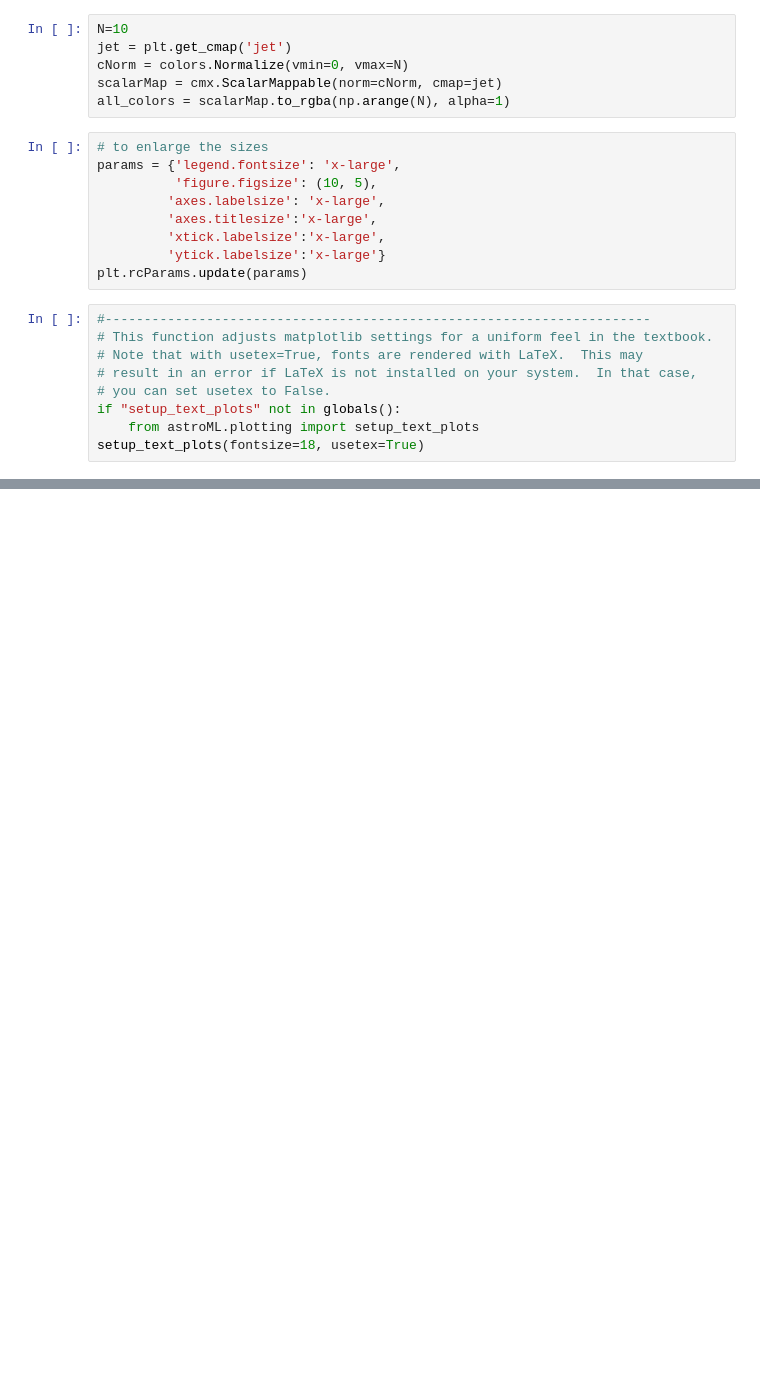
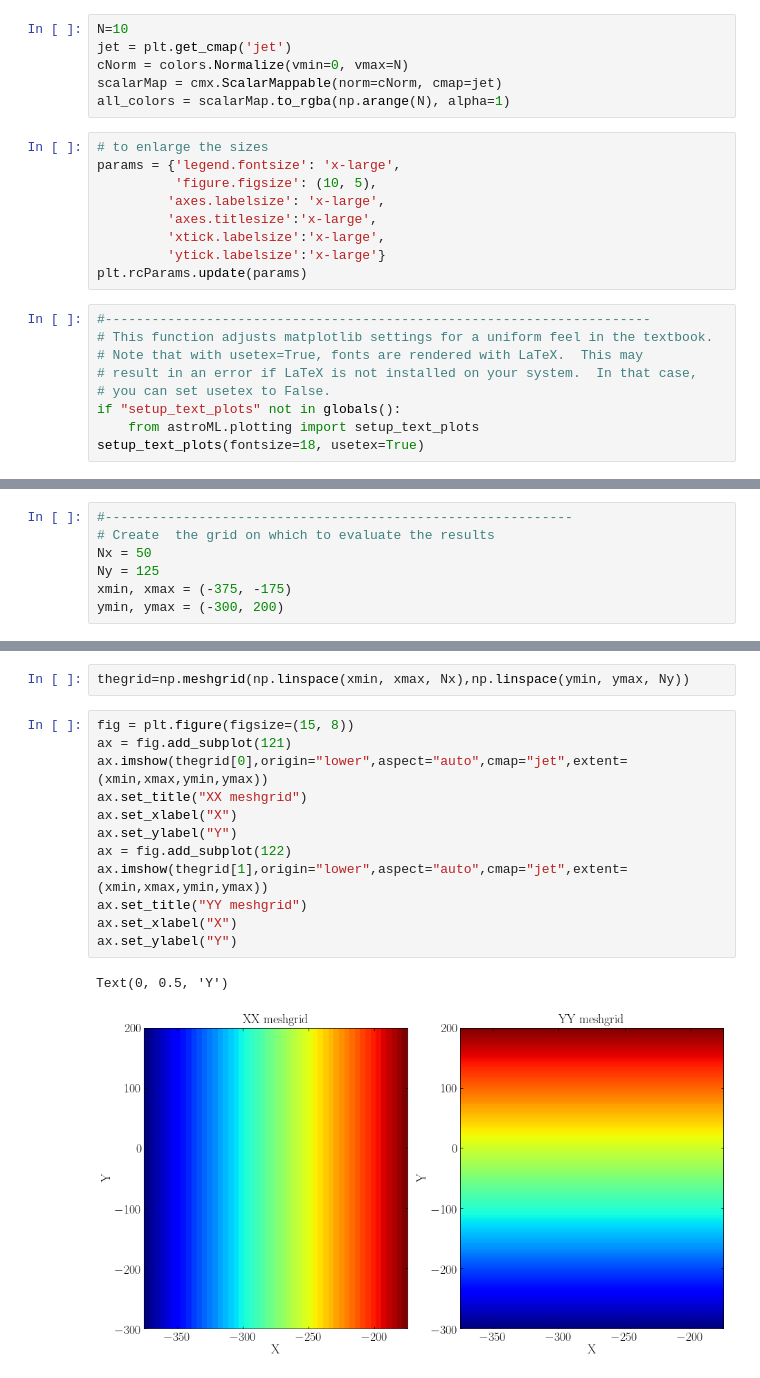
Before and after one commit to sylvielsstfr/MyAstroML, a Jupyter notebook: 2019/Chap6/fig_6_3_great_wall_KDE.ipynb, the cells around one changed output, grey strips where cells are left out. Saved outputs shown, nothing was run; the diff lists cells and outputs as text; blank space fills up the shorter version.

```diff
--- a/2019/Chap6/fig_6_3_great_wall_KDE.ipynb
+++ b/2019/Chap6/fig_6_3_great_wall_KDE.ipynb
@@ -65,0 +67,7 @@ x = np.concatenate([np.random.normal(-0.5, 0.3, size=14),
+# %%
+#------------------------------------------------------------
+# Create  the grid on which to evaluate the results
+Nx = 50
+Ny = 125
+xmin, xmax = (-375, -175)
+ymin, ymax = (-300, 200)
@@ -229,0 +100,17 @@ plt.show()
+# %%
+thegrid=np.meshgrid(np.linspace(xmin, xmax, Nx),np.linspace(ymin, ymax, Ny))
+# %%
+fig = plt.figure(figsize=(15, 8))
+ax = fig.add_subplot(121)
+ax.imshow(thegrid[0],origin="lower",aspect="auto",cmap="jet",extent=(xmin,xmax,ymin,ymax))
+ax.set_title("XX meshgrid")
+ax.set_xlabel("X")
+ax.set_ylabel("Y")
+ax = fig.add_subplot(122)
+ax.imshow(thegrid[1],origin="lower",aspect="auto",cmap="jet",extent=(xmin,xmax,ymin,ymax))
+ax.set_title("YY meshgrid")
+ax.set_xlabel("X")
+ax.set_ylabel("Y")
+# %% [output]
+Text(0, 0.5, 'Y')
+[figure, added]
```
Also changed, not shown: parts of 29 cells of this notebook.
